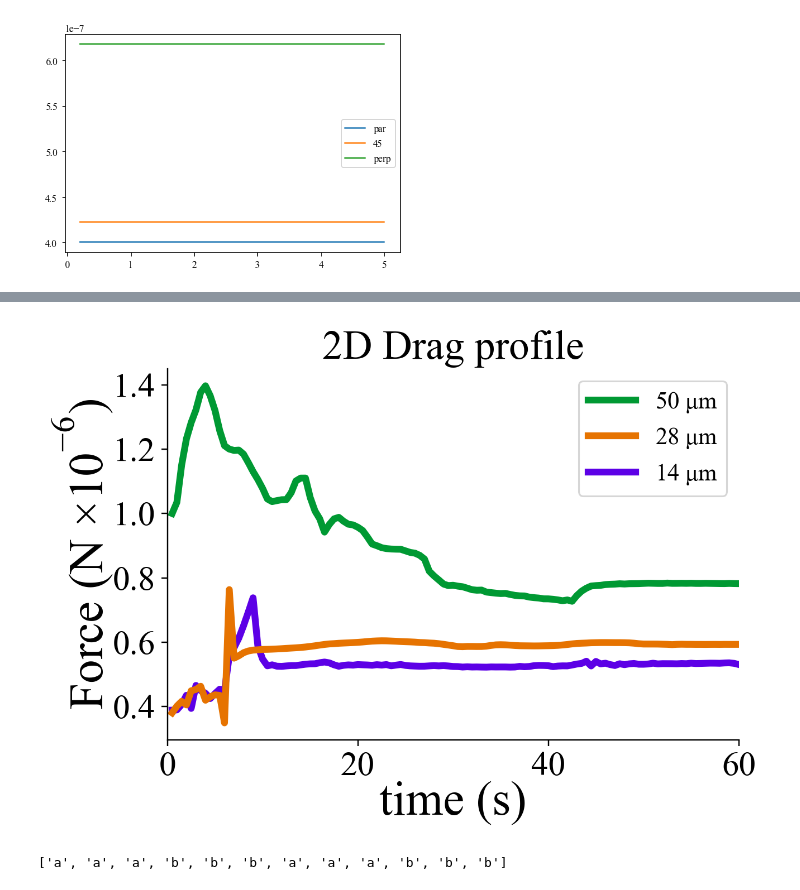
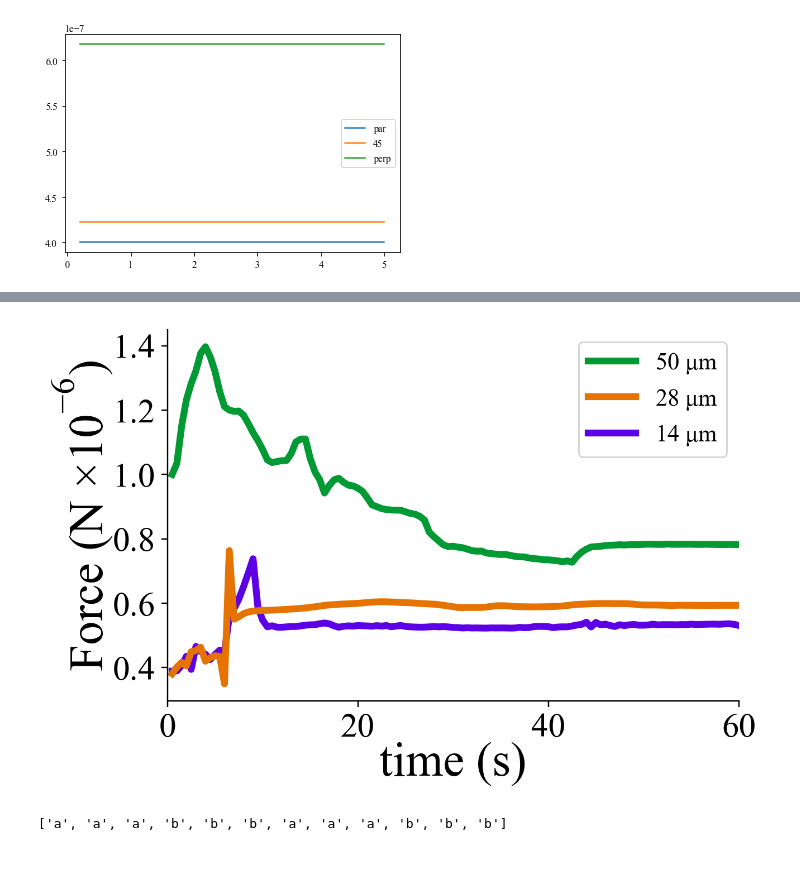
Before and after one commit to patricksinclair/openfoam_utilities, a Jupyter notebook: big_run_analyser.ipynb, the cells around one changed output, grey strips where cells are left out. Cells and saved outputs as stored; diff of their text form; code cells hidden in the pictures; blank space fills up the shorter version.

```diff
--- a/big_run_analyser.ipynb
+++ b/big_run_analyser.ipynb
@@ -527,31 +531,31 @@ plt.show()
 # %%
 #plot the extended perpendicular flow simulations for drag
 labelSize=28
 titleSize=24
 numbersize=20
 legendsize=14
 fig, ax = plt.subplots(dpi=220)
 fig.set_size_inches(6,4)
 ax.spines['right'].set_visible(False)
 ax.spines['top'].set_visible(False)
 
 for df, line_label, line_colour in zip(dragDataframes_perpendicularFlow_2D, bf_thickness_labels, thickness_colours):
     ax.plot(df['t'], df['F_x'], label=line_label, lw=4, c=line_colour)
 
-ax.set_title("2D Drag profile", fontsize=titleSize)
+#ax.set_title("2D Drag profile", fontsize=titleSize)
 ax.set_ylabel("Force (N $\\times 10^{-6}$)", fontsize=labelSize, labelpad=-1)
 ax.set_xlabel("time (s)", fontsize=labelSize, labelpad=-1)
 ax.tick_params(axis='both', which='major', labelsize=numbersize)
 ax.yaxis.offsetText.set_visible(False) #removes the sci notation factor from the plots (double check it's the correct value in the axis label)
 ax.set_xlim(0, 60)
 
 handles, labels = ax.get_legend_handles_labels()
 ax.legend(handles[::-1], labels[::-1], fontsize=legendsize, loc="best")
 plt.locator_params(axis='y', nbins=6)
 plt.savefig("riblet_plots/perpFlow_2D_drag.pdf", bbox_inches='tight', dpi=330)
 plt.show()
 # %% [output]
-[figure, old version]
+[figure, new version]
 # %%
 k1 = "a"
 k2 = "b"
```
Also changed, not shown: parts of 4 cells of this notebook.
